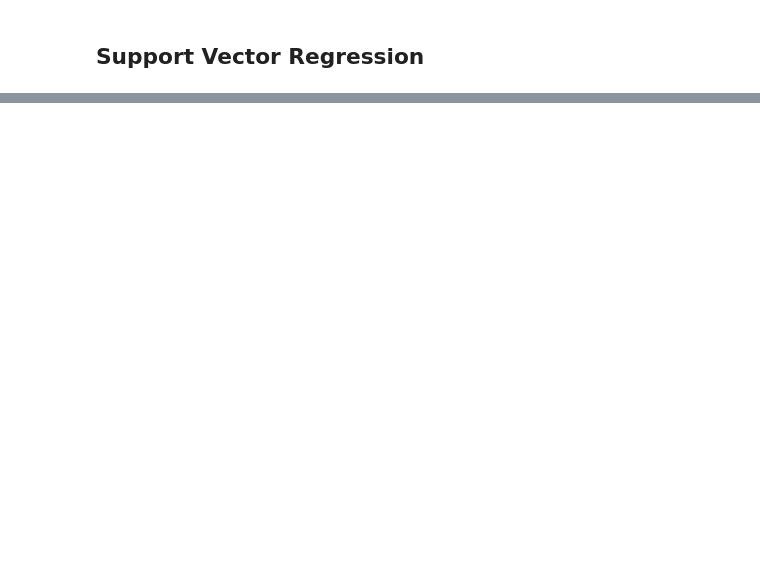
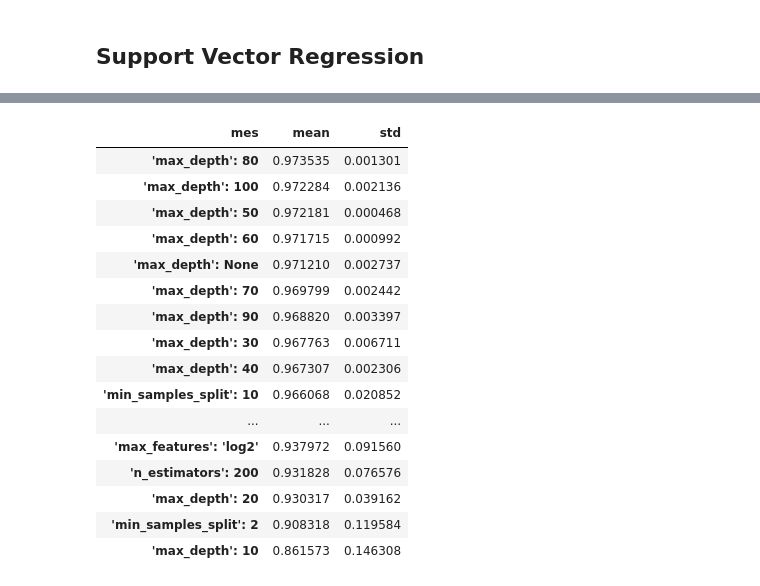
Before and after one commit to afonsopastana/test, a Jupyter notebook: models-to-yield-prediction.ipynb, the cells around one changed output, grey strips where cells are left out. Cells and saved outputs as stored; diff of their text form; code cells hidden in the pictures; blank space fills up the shorter version.

```diff
--- a/models-to-yield-prediction.ipynb
+++ b/models-to-yield-prediction.ipynb
@@ -988,0 +985,19 @@ Yams :  (847, 8)
+# %%
+from sklearn.model_selection import KFold
+from sklearn.model_selection import RandomizedSearchCV
+from sklearn.ensemble import RandomForestRegressor
+
+parameters = {
+    'bootstrap': [True, False],
+    'max_depth': [10, 20, 30, 40, 50, 60, 70, 80, 90, 100, None],
+    'max_features': ['sqrt', 'log2', None],
+    'min_samples_split': [2, 5, 10],
+    'n_estimators': [50, 100, 200]
+ }
+
+metrics = {'r2': 'r2', 'rmse': 'neg_root_mean_squared_error'}
+kf = KFold(n_splits=5, shuffle=True)
+random_grid = RandomizedSearchCV(RandomForestRegressor(), param_distributions=parameters, scoring=metrics, cv=kf, verbose=3, refit='r2', n_jobs=-1, n_iter=40)
+
+random_grid.fit(X_oh, y_Nnorm)
+results = random_grid.cv_results_
@@ -988,0 +1024,62 @@ Yams :  (847, 8)
+# %%
+dic_res = {}
+for i, j in zip(results['params'], results['mean_test_r2']):
+    i = str(i)
+    dic = {i: j}
+    dic_res.update(dic)
+
+param = list(parameters.keys())
+# print(param)
+
+param_grid = []
+for p in param:
+    values = parameters[p]
+    for v in values:
+        if v in ['sqrt', 'log2']:
+            str_ = "'" + p + "'" + ': ' + "'" + str(v) + "'"
+        else:
+            str_ = "'" + p + "'" + ': ' + str(v)
+        param_grid.append(str_)
+
+dic_levels = {}
+l = []
+for level in param_grid:
+    for key in list(dic_res.keys()):
+        if level in key:
+            l.append(dic_res[key])
+    dic_levels.update({level: np.array(l)})
+    l = []
+
+# print(dic_levels)
+
+medias_por_chave = {}
+
+# Calcular a média para cada chave e adicionar ao novo dicionário
+for chave, array in dic_levels.items():
+    media = np.mean(array)
+    sd = np.std(array)
+    medias_por_chave[chave] = [media, sd]
+
+# Exibir o dicionário com as médias
+medias_por_chave.update({"mes": ['mean', 'std']})
+df_levels = pd.DataFrame(medias_por_chave).set_index('mes').T
+df_levels = df_levels.sort_values(by='mean', ascending=False)
+df_levels
+# %% [output]
+| mes | mean | std |
+| 'max_depth': 80 | 0.973535 | 0.001301 |
+| 'max_depth': 100 | 0.972284 | 0.002136 |
+| 'max_depth': 50 | 0.972181 | 0.000468 |
+| 'max_depth': 60 | 0.971715 | 0.000992 |
+| 'max_depth': None | 0.971210 | 0.002737 |
+| 'max_depth': 70 | 0.969799 | 0.002442 |
+| 'max_depth': 90 | 0.968820 | 0.003397 |
+| 'max_depth': 30 | 0.967763 | 0.006711 |
+| 'max_depth': 40 | 0.967307 | 0.002306 |
+| 'min_samples_split': 10 | 0.966068 | 0.020852 |
+| ... | ... | ... |
+| 'max_features': 'log2' | 0.937972 | 0.091560 |
+| 'n_estimators': 200 | 0.931828 | 0.076576 |
+| 'max_depth': 20 | 0.930317 | 0.039162 |
+| 'min_samples_split': 2 | 0.908318 | 0.119584 |
+| 'max_depth': 10 | 0.861573 | 0.146308 |
```
Also changed, not shown: parts of 73 cells of this notebook.
